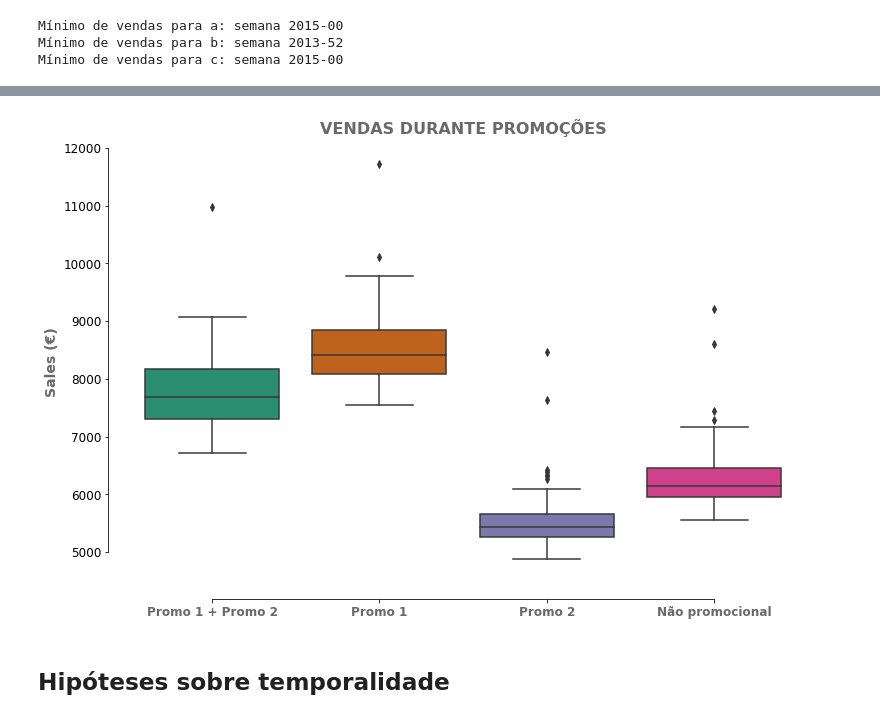
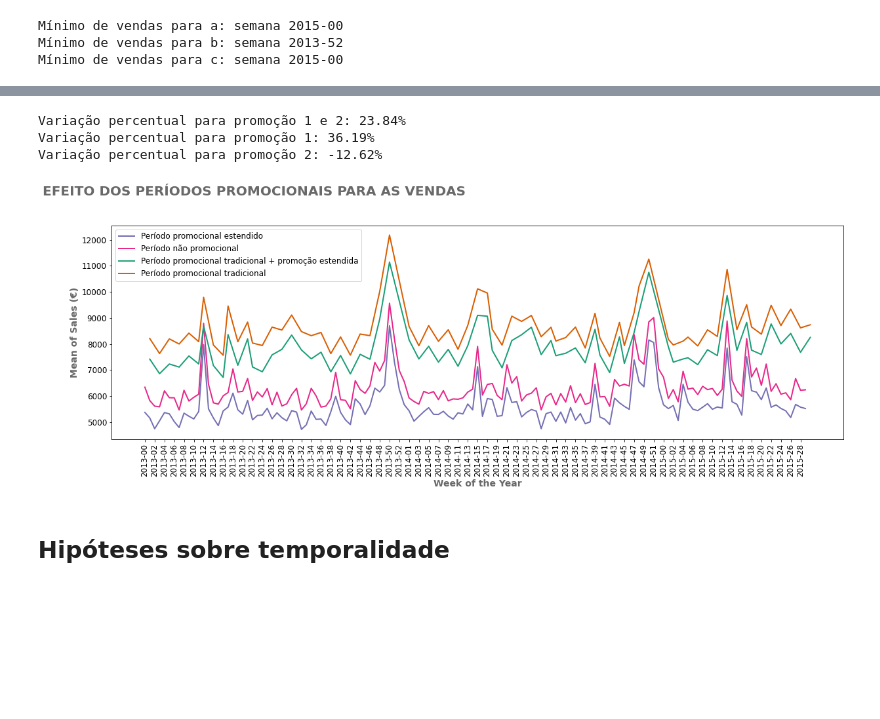
Before and after one commit to LidAlmeida/rossmann_prediction, a Jupyter notebook: notebooks/1.0-eda-rossmann-LA.ipynb, the cells around one changed output, grey strips where cells are left out. Saved outputs shown, nothing was run; the diff lists cells and outputs as text; code cells hidden in the pictures; blank space fills up the shorter version.

Commit message:
Update notebooks and graphics

```diff
--- a/notebooks/1.0-eda-rossmann-LA.ipynb
+++ b/notebooks/1.0-eda-rossmann-LA.ipynb
@@ -1003,18 +1033,56 @@ ax.tick_params(axis='both', labelsize=12)
-# %%
-fig, ax = plt.subplots(figsize=(12, 8))
-sns.boxplot(data=[promo_1_2['Sales'], promo_1['Sales'],
-            promo_2['Sales'], no_promo['Sales']], palette='Dark2')
-sns.despine(offset=20, trim=True)
-
-# Personalizar o gráfico
-ax.set_title('VENDAS DURANTE PROMOÇÕES', pad=10,
-             fontsize=16, color='dimgrey', fontweight='bold')
-ax.set_ylabel('Sales (€)', fontsize=14, color='dimgrey', fontweight='bold')
-ax.set_xticklabels(['Promo 1 + Promo 2', 'Promo 1', 'Promo 2', 'Não promocional'],
-                   fontsize=8, color='dimgrey', fontweight='bold')
-ax.tick_params(axis='both', labelsize=12)
-# %% [output]
-[figure, removed]
+# %%
+# Calcular a média de vendas para cada categoria de promoção
+mean_ref = df2[(df2['Promo'] == 0) & (df2['Promo2'] == 0)]['Sales'].mean()
+mean_promo1_2 = df2[(df2['Promo'] == 1) & (df2['Promo2'] == 1)]['Sales'].mean()
+mean_promo1 = df2[(df2['Promo'] == 1) & (df2['Promo2'] == 0)]['Sales'].mean()
+mean_promo2 = df2[(df2['Promo'] == 0) & (df2['Promo2'] == 1)]['Sales'].mean()
+
+# Calcular a variação percentual para cada categoria de promoção
+var_pct_promo1_2 = ((mean_promo1_2 - mean_ref) / mean_ref) * 100
+var_pct_promo1 = ((mean_promo1 - mean_ref) / mean_ref) * 100
+var_pct_promo2 = ((mean_promo2 - mean_ref) / mean_ref) * 100
+
+print(f"Variação percentual para promoção 1 e 2: {var_pct_promo1_2:.2f}%")
+print(f"Variação percentual para promoção 1: {var_pct_promo1:.2f}%")
+print(f"Variação percentual para promoção 2: {var_pct_promo2:.2f}%")
+# %% [output]
+Variação percentual para promoção 1 e 2: 23.84%
+Variação percentual para promoção 1: 36.19%
+Variação percentual para promoção 2: -12.62%
+# %%
+# Dados para cada categoria de promoção
+promo_1_2 = df2[(df2['Promo'] == 1) & (df2['Promo2'] == 1)][['YearWeek', 'Sales']].groupby('YearWeek').mean().reset_index()
+promo_1 = df2[(df2['Promo'] == 1) & (df2['Promo2'] == 0)][['YearWeek', 'Sales']].groupby('YearWeek').mean().reset_index()
+promo_2 = df2[(df2['Promo'] == 0) & (df2['Promo2'] == 1)][['YearWeek', 'Sales']].groupby('YearWeek').mean().reset_index()
+no_promo = df2[(df2['Promo'] == 0) & (df2['Promo2'] == 0)][['YearWeek', 'Sales']].groupby('YearWeek').mean().reset_index()
+
+
+fig, ax = plt.subplots(figsize=(20, 6))
+
+sns.lineplot(data=promo_2, x='YearWeek', y='Sales', color='C2',
+             label='Período promocional estendido', linewidth=2)
+sns.lineplot(data=no_promo, x='YearWeek', y='Sales', color='C3',
+             label='Período não promocional', linewidth=2)
+sns.lineplot(data=promo_1_2, x='YearWeek', y='Sales',
+             color='C0', label='Período promocional tradicional + promoção estendida', linewidth=2)
+sns.lineplot(data=promo_1, x='YearWeek', y='Sales',
+             color='C1', label='Período promocional tradicional', linewidth=2)
+
+# Personalizar o gráfico
+ax.legend(fontsize=12)
+ax.set_xlabel('Week of the Year', fontsize=14,
+              color='dimgrey', fontweight='bold')
+ax.set_ylabel('Mean of Sales (€)', fontsize=14,
+              color='dimgrey', fontweight='bold')
+ax.tick_params(axis='both', labelsize=12)
+ax.set_xticks(range(0, len(promo_2), 2))
+ax.set_xticklabels(promo_2['YearWeek'][::2], rotation=90)
+
+# Adicionar título geral e subtítulo à figura
+fig.suptitle('EFEITO DOS PERÍODOS PROMOCIONAIS PARA AS VENDAS',
+             fontsize=20, color='dimgrey', fontweight='bold', y=1.02, ha='right');
+# %% [output]
+[figure, added]
 # %% [markdown]
 ## Hipóteses sobre temporalidade
 # %% [markdown]
```
Also changed, not shown: parts of 27 cells of this notebook, 9 other files.
